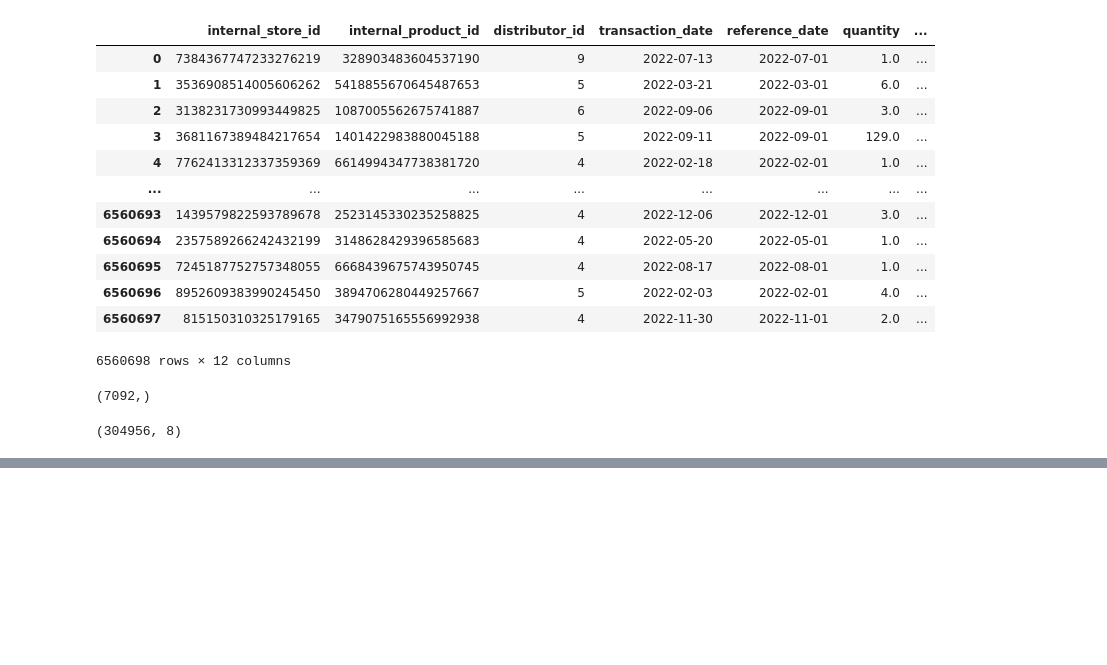
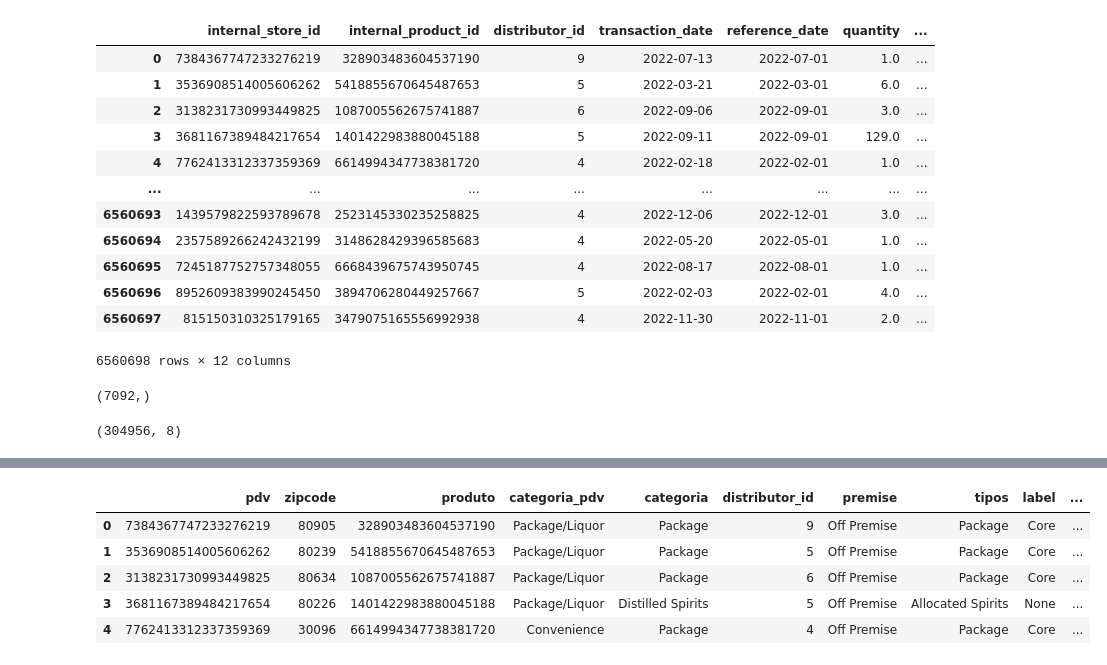
Before and after one commit to VictorBauler/Hackathon_Big_Data_2025, a Jupyter notebook: notebooks/eda.ipynb, the cells around one changed output, grey strips where cells are left out. Drawn from its saved outputs; the diff is of its cells as text; code cells hidden in the pictures; blank space fills up the shorter version.

```diff
--- a/notebooks/eda.ipynb
+++ b/notebooks/eda.ipynb
@@ -350,0 +355,2 @@ df_cadastro_prod.to_parquet(
+# %%
+df_cadastro_prod = pd.read_parquet("/data/challenges/hackathon_bigdata_2025/processed_data/cadastro_produtos.parquet")
@@ -350,0 +398,7 @@ df_cadastro_prod.to_parquet(
+# %%
+full_df = df_transacoes.merge(
+    df_cadastro_prod, left_on="internal_product_id", right_on="produto", how="inner"
+)
+# %%
+full_df.drop(columns=["internal_store_id", "internal_product_id"], errors="ignore", inplace=True)
+full_df.head()
@@ -350,0 +412,12 @@ df_cadastro_prod.to_parquet(
+# %%
+cols = ['pdv', 'zipcode', 'produto', 'categoria_pdv', 'categoria', 'distributor_id', 'premise', 'tipos', 'label', 'marca', 'fabricante', 'descricao', 'transaction_date', 'reference_date',
+       'gross_value', 'net_value', 'gross_profit', 'discount', 'taxes', 'quantity']
+full_df = full_df[cols]
+full_df.head()
+# %% [output]
+|  | pdv | zipcode | produto | categoria_pdv | categoria | distributor_id | premise | tipos | label | ... |
+| 0 | 7384367747233276219 | 80905 | 328903483604537190 | Package/Liquor | Package | 9 | Off Premise | Package | Core | ... |
+| 1 | 3536908514005606262 | 80239 | 5418855670645487653 | Package/Liquor | Package | 5 | Off Premise | Package | Core | ... |
+| 2 | 3138231730993449825 | 80634 | 1087005562675741887 | Package/Liquor | Package | 6 | Off Premise | Package | Core | ... |
+| 3 | 3681167389484217654 | 80226 | 1401422983880045188 | Package/Liquor | Distilled Spirits | 5 | Off Premise | Allocated Spirits | None | ... |
+| 4 | 7762413312337359369 | 30096 | 6614994347738381720 | Convenience | Package | 4 | Off Premise | Package | Core | ... |
```
Also changed, not shown: parts of 13 cells of this notebook.
